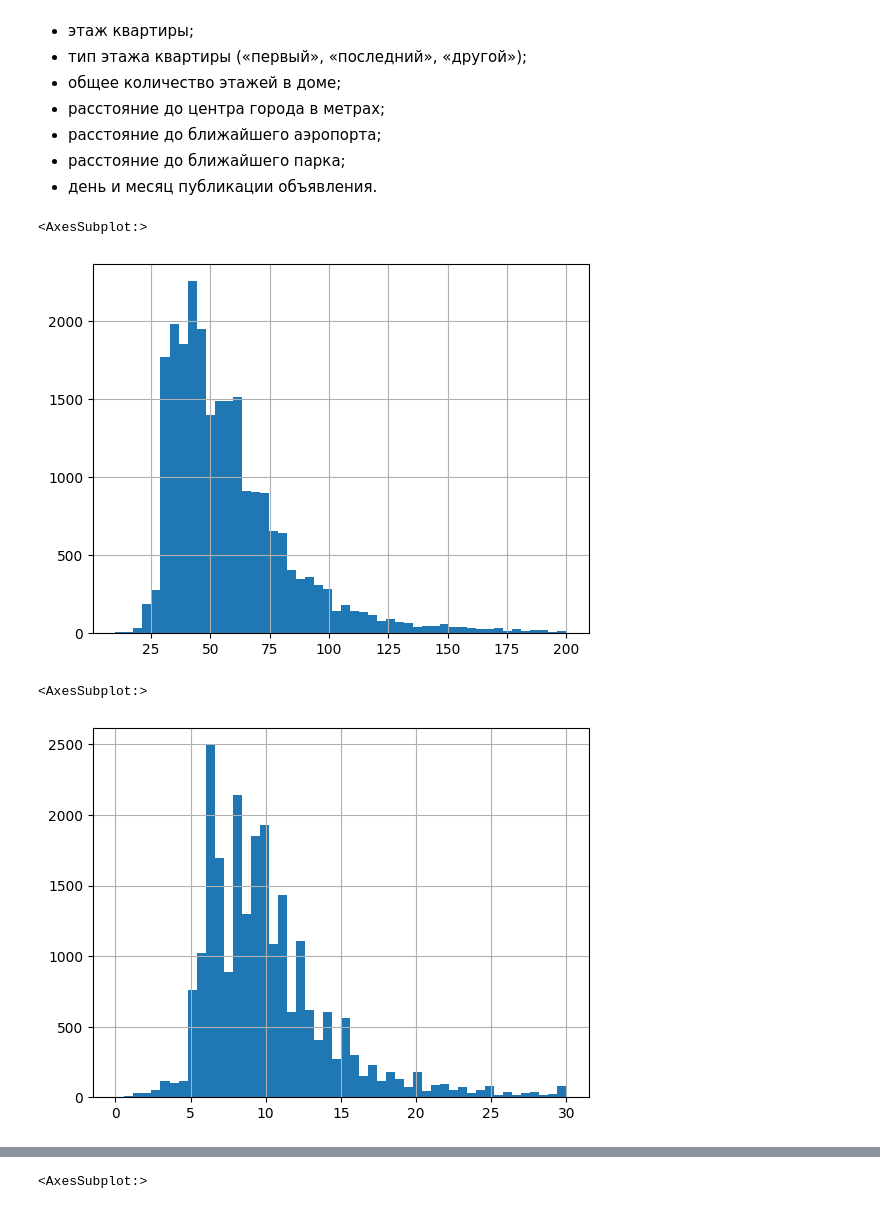
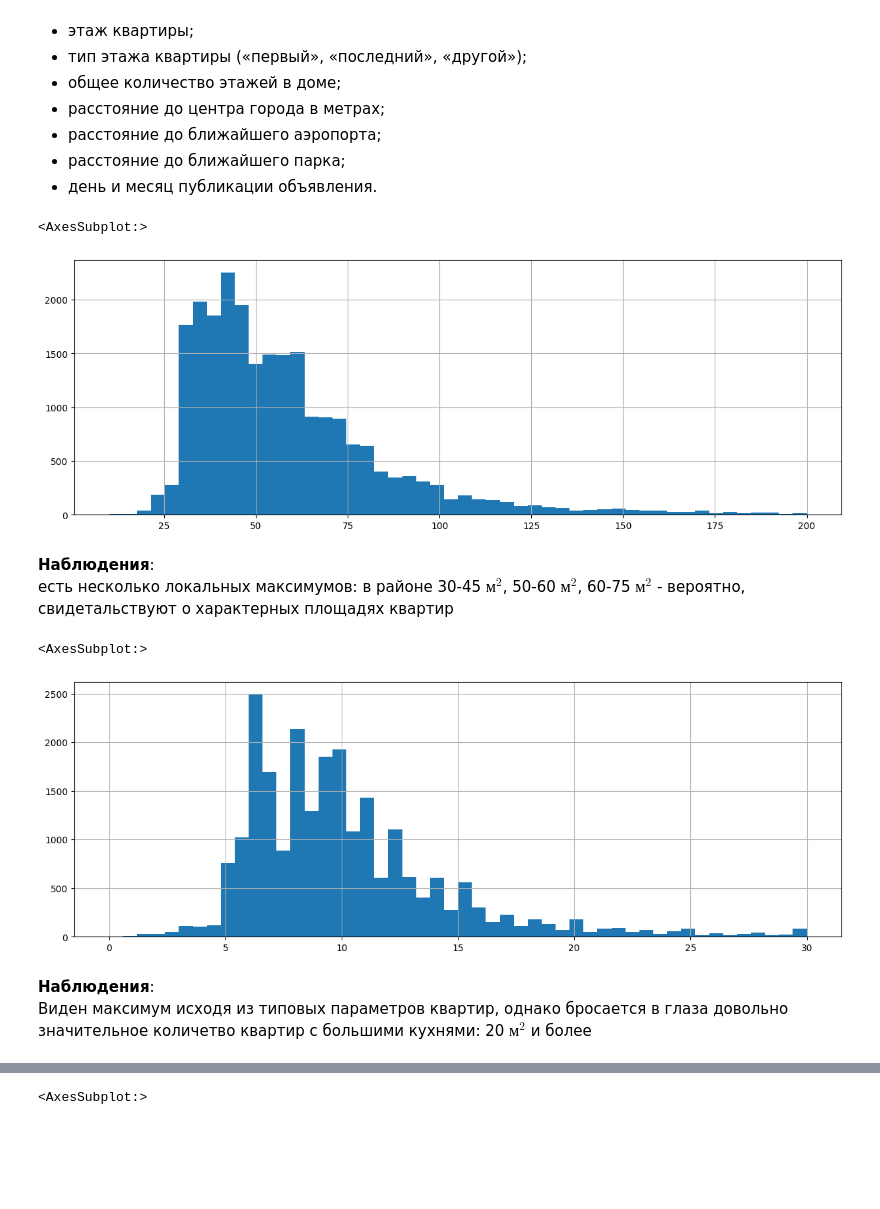
Before and after one commit to ndelenyan/practicum, a Jupyter notebook: sprint05/sprint05.ipynb, the cells around one changed output, grey strips where cells are left out. Drawn from its saved outputs; the diff is of its cells as text; code cells hidden in the pictures; blank space fills up the shorter version.

```diff
--- a/sprint05/sprint05.ipynb
+++ b/sprint05/sprint05.ipynb
@@ -362,13 +362,19 @@ df.sample(10)
 - расстояние до ближайшего парка;
 - день и месяц публикации объявления.
 # %%
-df.total_area.hist(range=(10, 200), bins=50)
+df.total_area.hist(range=(10, 200), bins=50, figsize=(15, 5))
 # %% [output]
 <AxesSubplot:>
-[figure, old version]
+[figure, new version]
+# %% [markdown]
+**Наблюдения**:
+есть несколько локальных максимумов: в районе 30-45 $м^2$, 50-60 $м^2$, 60-75 $м^2$ - вероятно, свидетальствуют о характерных площадях квартир
 # %%
-df.kitchen_area.hist(range=(0, 30), bins=50)
+df.kitchen_area.hist(range=(0, 30), bins=50, figsize=(15, 5))
 # %% [output]
 <AxesSubplot:>
-[figure, old version]
+[figure, new version]
+# %% [markdown]
+**Наблюдения**:
+Виден максимум исходя из типовых параметров квартир, однако бросается в глаза довольно значительное количетво квартир с большими кухнями: 20 $м^2$ и более
 # %%
```
Also changed, not shown: parts of 9 cells of this notebook.
